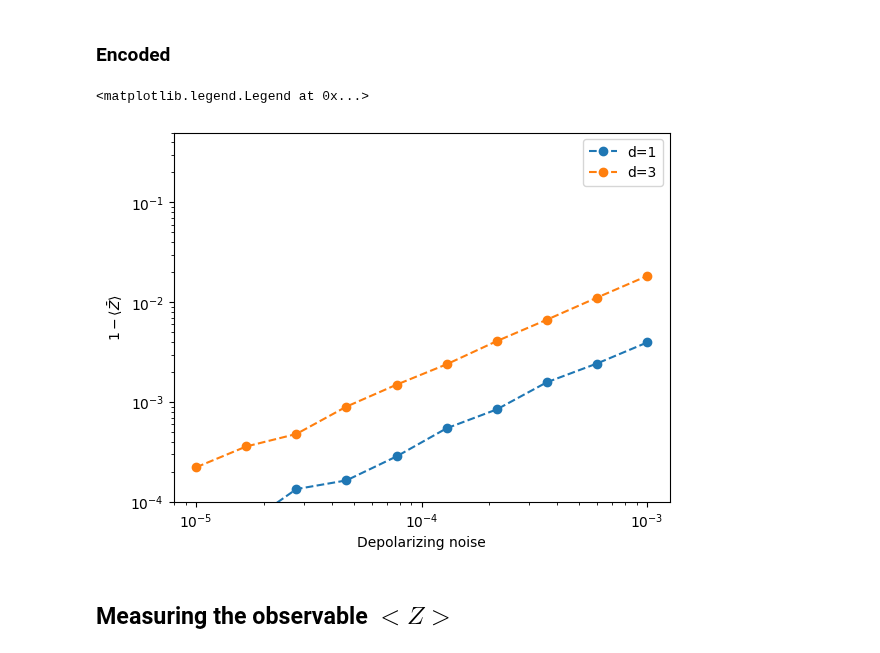
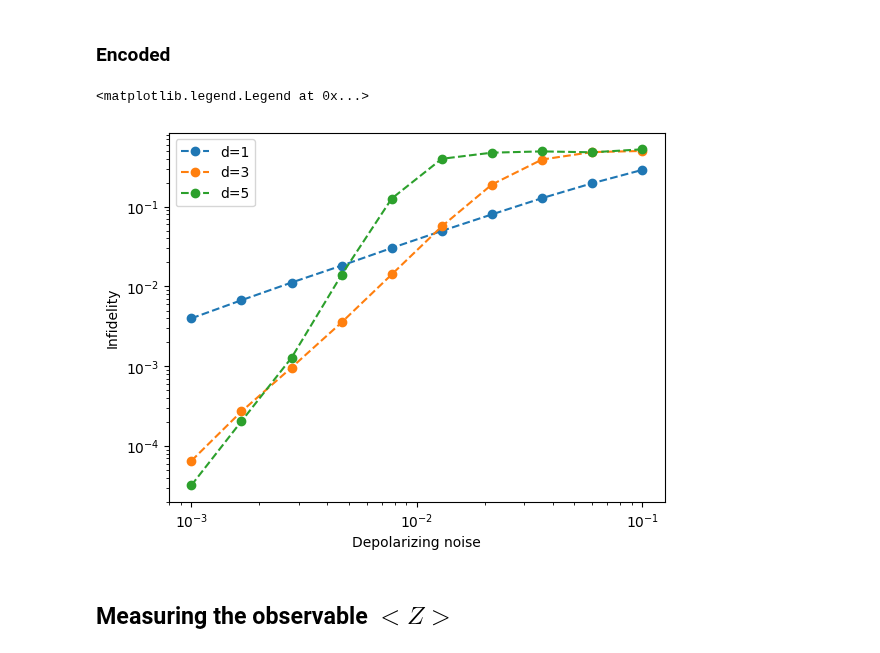
Before and after one commit to rmlarose/encoded, a Jupyter notebook: experiments/color/deutsch-jozsa/dj.ipynb, the cells around one changed output. Drawn from its saved outputs; the diff is of its cells as text; code cells hidden in the pictures.

Commit message:
Generalization to distance d for deutsh jozsa algorithm

```diff
--- a/experiments/color/deutsch-jozsa/dj.ipynb
+++ b/experiments/color/deutsch-jozsa/dj.ipynb
@@ -43,7 +44,7 @@ oracleType,oracleValue
 # %%
 n_shots = 600_000
 noise = cirq.depolarize
-noise_set = np.logspace(-5,-3,10)
+noise_set = np.logspace(-3,-1,10)
 infidelity_analog = []
 for noise_ratio in noise_set:
     qreg = cirq.LineQubit.range(total_qubits)
@@ -108,3 +62,13 @@ def dj_steane_custom(qreg,oracleType,oracleValue):
+# %%
+def codewords_tcc(n_encoding,distance):
+    circuit = tcc_encoding(distance)
+    qreg = cirq.LineQubit.range(n_encoding)
+    circuit.append(cirq.measure(qreg, key="m"))
+    simulator = stimcirq.StimSampler()
+    counts = simulator.run(circuit, repetitions=n_shots).histogram(key="m")
+    logical_0 = [format(key, '0'+str(n_encoding)+'b') for key in counts.keys()]
+    logical_1 = [s.replace('1', '2').replace('0', '1').replace('2', '0') for s in logical_0]
+    return logical_0, logical_1
 # %%
 oracleType, oracleValue = 1, 2**(total_qubits-1)-1
 
@@ -136,16 +100,45 @@ for noise_ratio in noise_set:
+# %%
+oracleType, oracleValue = 1, 2**(total_qubits-1)-1
+
+
+k = 2
+distance = 5
+n_encoding = 19
+
+logical_0_codeword,logical_1_codeword = codewords_tcc(n_encoding,distance)
+qreg = cirq.LineQubit.range(n_encoding*k)
+infidelity_encoded_d5 = []
+for noise_ratio in noise_set:
+    circuit= dj_tcc(qreg,distance,n_encoding,oracleType,oracleValue)
+    circuit.append(cirq.measure(qreg[:n_encoding*(k-1)], key="m"))
+    circuit = circuit.with_noise(noise(noise_ratio))
+    simulator = stimcirq.StimSampler()
+    counts = simulator.run(circuit, repetitions=n_shots).histogram(key="m")
+    counts_logical_1 = 0
+    for e in logical_1_codeword:
+        counts_logical_1 += counts[int(e,2)]
+    counts_logical_0 = 0
+    for e in logical_0_codeword:
+        counts_logical_0 += counts[int(e,2)]
+
+    if oracleType==1 and oracleValue ==1:
+        infidelity_encoded_d5.append(1-counts_logical_1/(counts_logical_1+counts_logical_0))
+    else:
+        infidelity_encoded.append(1-counts_logical_0/(counts_logical_1+counts_logical_0))
 # %%
 plt.figure()
 plt.loglog(noise_set,infidelity_analog,"--o",label = "d=1")
 plt.loglog(noise_set,infidelity_encoded,"--o",label = "d=3")
+plt.loglog(noise_set,infidelity_encoded_d5,"--o",label = "d=5")
 
 
-plt.ylim(1e-4,5e-1)
+# plt.ylim(1e-4,5e-1)
 plt.xlabel("Depolarizing noise")
-plt.ylabel(r"$1-\langle \bar{Z} \rangle$")
+plt.ylabel("Infidelity")
 plt.legend()
 # %% [output]
 <matplotlib.legend.Legend at 0x...>
-[figure, old version]
+[figure, new version]
 # %% [markdown]
 ## Measuring the observable $<Z>$
 # %%
```
Also changed, not shown: parts of 5 cells of this notebook, 2 other files.
